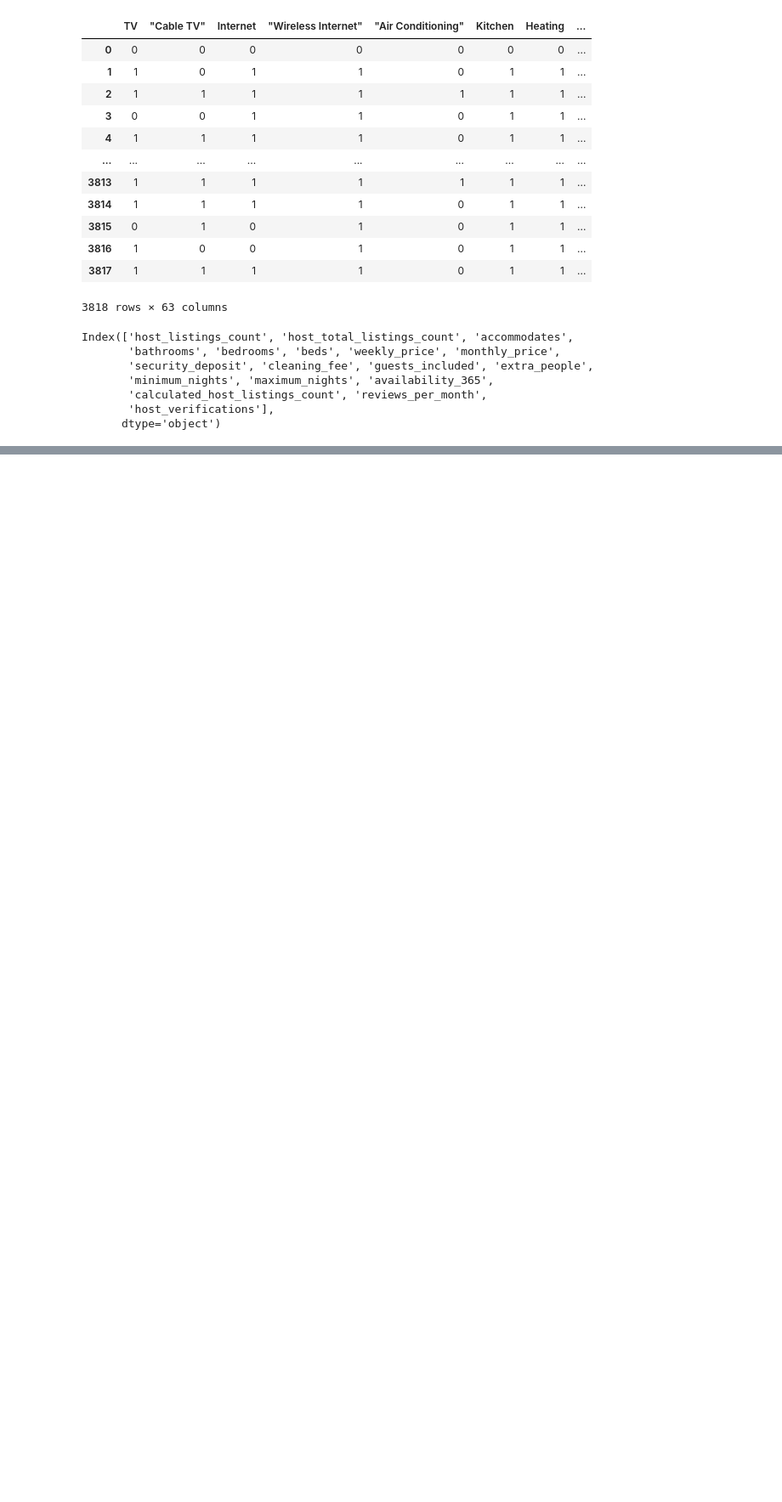
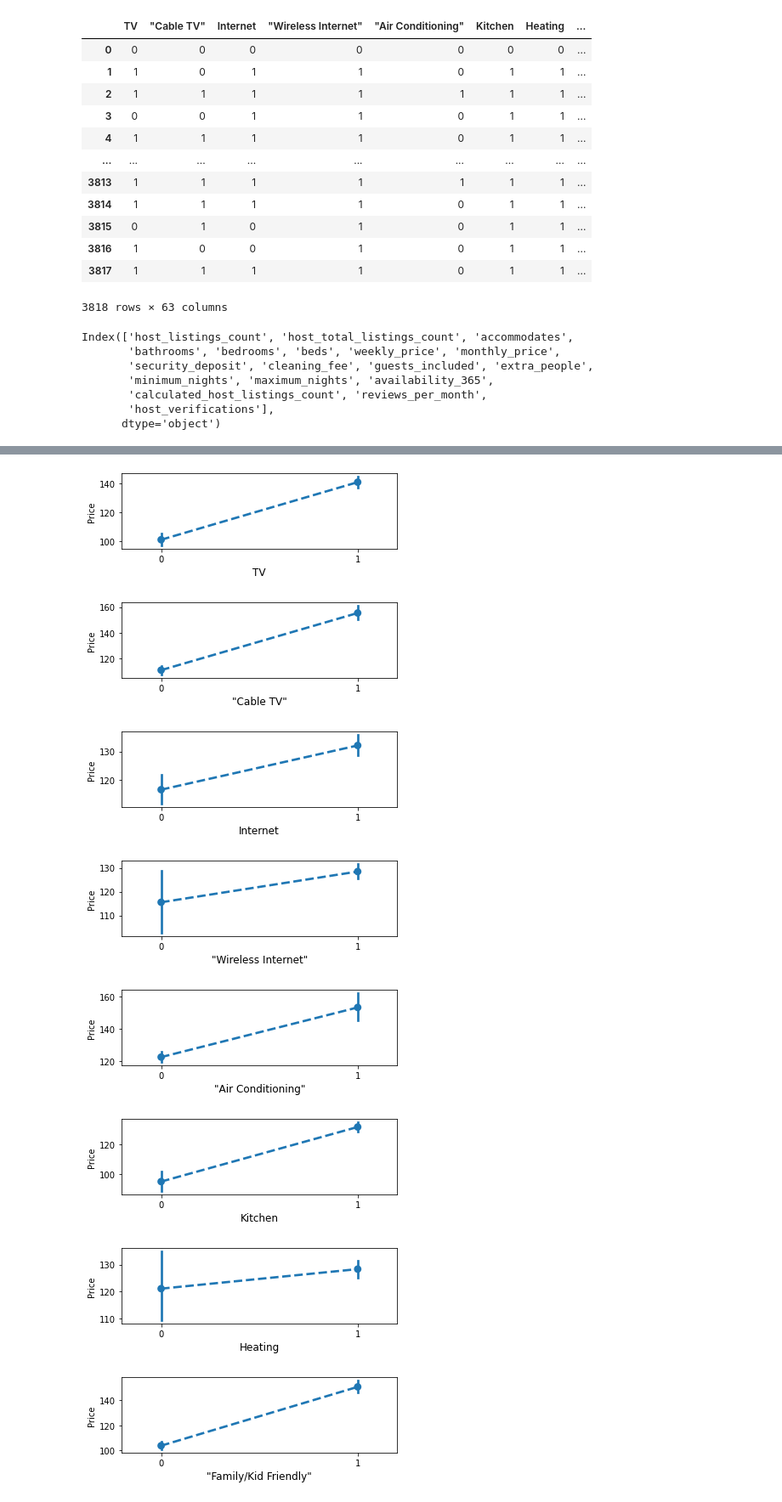
Before and after one commit to Ajax243/Airbnb_Seattle, a Jupyter notebook: listings_notebook.ipynb, the cells around one changed output, grey strips where cells are left out. Shown at 85% size. Saved outputs shown, nothing was run; the diff lists cells and outputs as text; code cells hidden in the pictures; blank space fills up the shorter version.

```diff
--- a/listings_notebook.ipynb
+++ b/listings_notebook.ipynb
@@ -242,5 +261,14 @@ str(df2['amenities'][0]).strip('{}').split(',')
 # %%
 def untangle(df):
+
+    """
+    input: a column of text separated by commas
+
+    output:a dataframe with ones in the place of items not in the string
+
+    """
+
+
     for j in range(len(df)):
         for i in str(df['amenities'][j]).strip('{}').split(','):
             if i not in df.columns:
@@ -251,6 +279,7 @@ def untangle(df):
 
 
 def labeler(x):
+    # reverses the ones to zeroes and vice versa
         if x==0:
             return 1
         else:
@@ -752,0 +843,21 @@ r2_score(y_val,y_pred_val)
+# %%
+for col in df_amenities.columns:
+    fig = plt.figure(figsize=(10, 2))
+    plt.subplot(1,2,1)
+    ax = fig.gca()
+    sns.pointplot(data = df_amenities, x = col, y =df['price'],linestyles = "--" , ax = ax)
+    ax.set_ylabel("Price")
+    ax.set_xlabel(col, fontsize = 12)
+    plt.xlim(-0.2,1.2)
+
+
+    plt.tight_layout()
+# %% [output]
+[figure, added]
+[figure, added]
+[figure, added]
+[figure, added]
+[figure, added]
+[figure, added]
+[figure, added]
+[figure, added]
```
Also changed, not shown: parts of 73 cells of this notebook.
